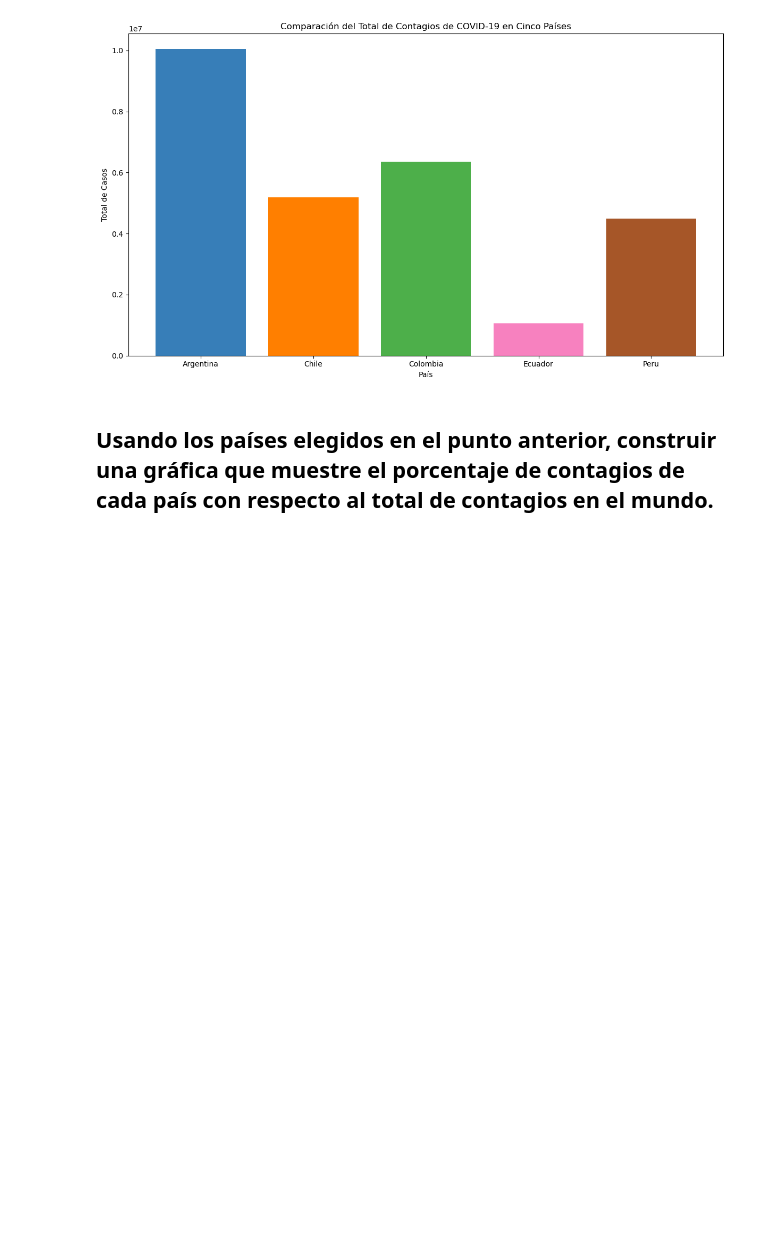
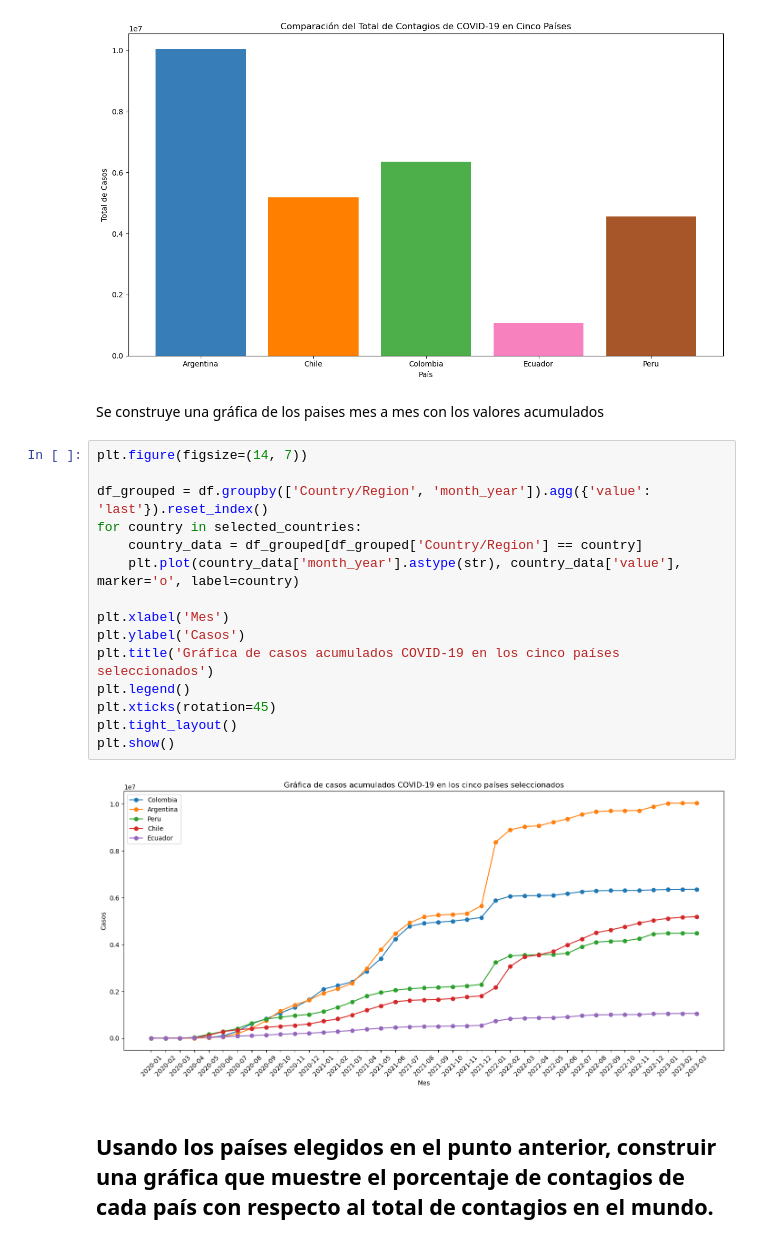
Before and after one commit to correju/caso-covid, a Jupyter notebook: graficas.ipynb, the cells around one changed output. Drawn from its saved outputs; the diff is of its cells as text; blank space fills up the shorter version.

```diff
--- a/graficas.ipynb
+++ b/graficas.ipynb
@@ -129,6 +129,25 @@ plt.tight_layout()
 plt.show()
 # %% [output]
 [figure]
+# %% [markdown]
+Se construye una gráfica de los paises mes a mes con los valores acumulados
+# %%
+plt.figure(figsize=(14, 7))
+
+df_grouped = df.groupby(['Country/Region', 'month_year']).agg({'value': 'last'}).reset_index()
+for country in selected_countries:
+    country_data = df_grouped[df_grouped['Country/Region'] == country]
+    plt.plot(country_data['month_year'].astype(str), country_data['value'], marker='o', label=country)
+
+plt.xlabel('Mes')
+plt.ylabel('Casos')
+plt.title('Gráfica de casos acumulados COVID-19 en los cinco países seleccionados')
+plt.legend()
+plt.xticks(rotation=45)
+plt.tight_layout()
+plt.show()
+# %% [output]
+[figure, added]
 # %% [markdown]
 ## Usando los países elegidos en el punto anterior, construir una gráfica que muestre el porcentaje de contagios de cada país con respecto al total de contagios en el mundo.
 # %% [markdown]
```
Also changed, not shown: parts of 6 cells of this notebook, 1 other file.
